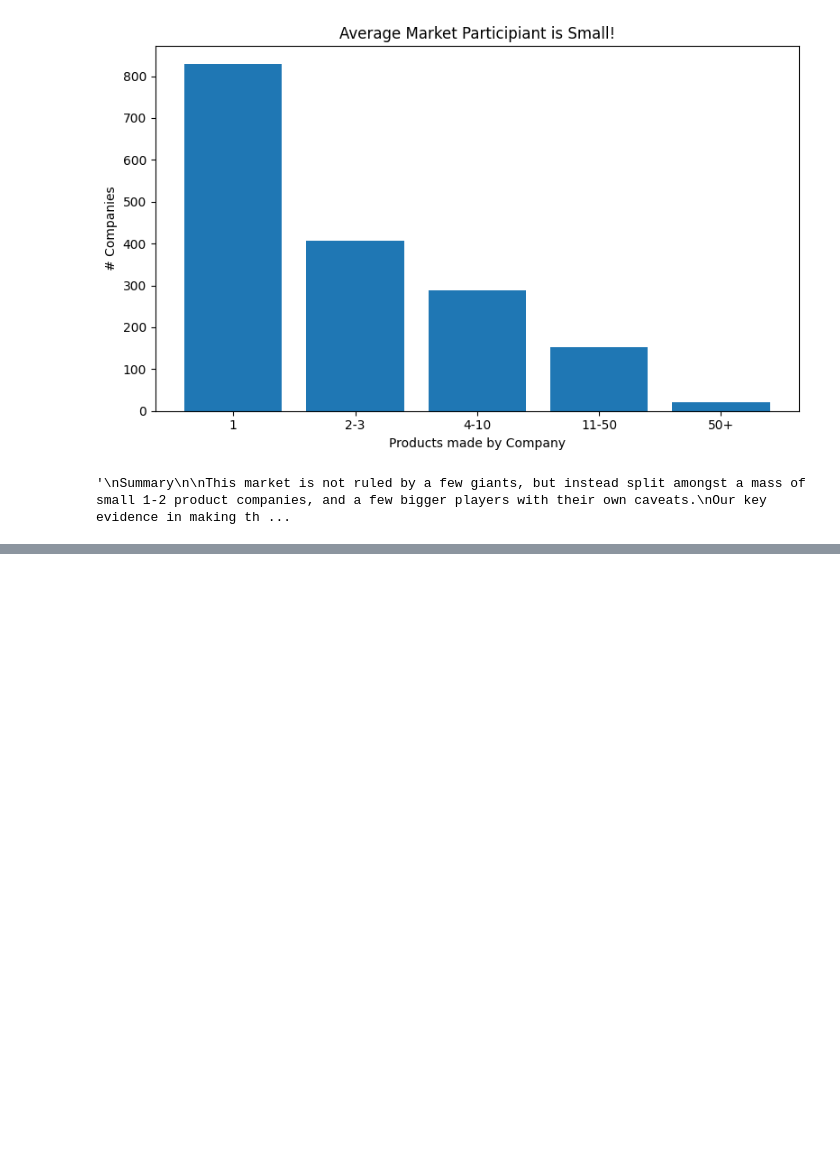
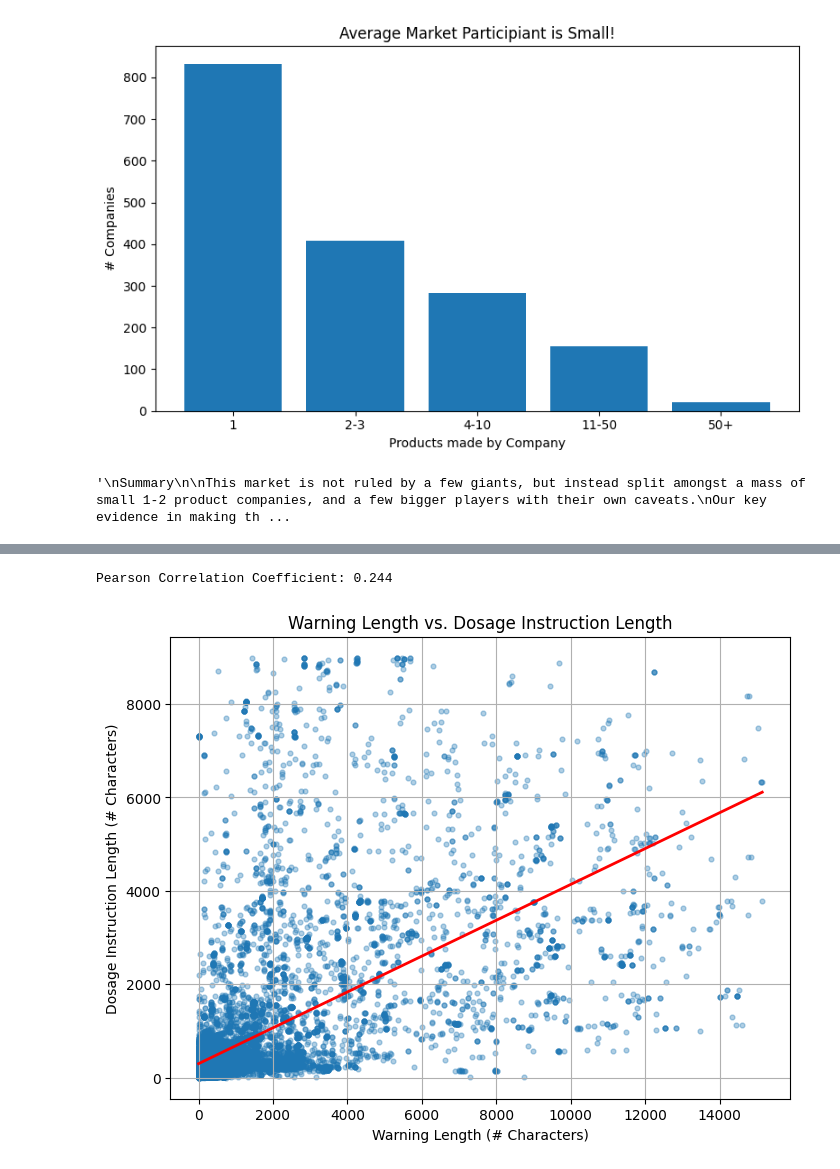
Before and after one commit to RSTEIN2525/cmsc-320-group-project, a Jupyter notebook: notebook.ipynb, the cells around one changed output, grey strips where cells are left out. Cells and saved outputs as stored; diff of their text form; code cells hidden in the pictures; blank space fills up the shorter version.

Commit message:
Added Correlation Analysis of Warning & Dosage Lengths With Scatter Plot & LOBF

```diff
--- a/notebook.ipynb
+++ b/notebook.ipynb
@@ -669,0 +719,8 @@ They just re-bottle existing drugs so they rack up a ton of labels without actua
+# %%
+corr_df = drug_df.copy()
+
+# Converted the text for warnings and dosages into lengths
+corr_df["warning_length"] = (corr_df["warnings"].fillna("").str.len())
+corr_df["dosage_length"] = (corr_df["dosage_and_administration"].fillna("").str.len())
+
+corr_df[["warning_length", "dosage_length"]].head()
@@ -669,0 +747,63 @@ They just re-bottle existing drugs so they rack up a ton of labels without actua
+# %%
+# Calculates the coefficient
+correlation = corr_df["warning_length"].corr(corr_df["dosage_length"])
+
+print(f"Pearson Correlation Coefficient: {correlation:.3f}")
+
+# Pearson correlation coefficient of 0.244 means there is a weak positive correlation, suggesting that drugs with longer warning sections tend to have longer dosage and administration instructions, but relationship is not strong
+# %% [output]
+Pearson Correlation Coefficient: 0.244
+# %%
+# To better visualize any relationship between the two variables, I removed extreme outliers and entries that were missing either warning or dosage & administration text (Correlation coefficient was calculated with the complete dataset)
+
+plot_df = corr_df[
+    (corr_df["warning_length"] > 0) &
+    (corr_df["dosage_length"] > 0)
+]
+
+plot_df = plot_df[
+    (plot_df["warning_length"] <= plot_df["warning_length"].quantile(0.99)) &
+    (plot_df["dosage_length"] <= plot_df["dosage_length"].quantile(0.99))
+]
+
+plt.figure(figsize=(8,6))
+
+plt.scatter(
+    plot_df["warning_length"],
+    plot_df["dosage_length"],
+    alpha=0.35,
+    s=12
+)
+
+# Line of best fit
+m, b = np.polyfit(
+    plot_df["warning_length"],
+    plot_df["dosage_length"],
+    1
+)
+
+x = np.linspace(
+    plot_df["warning_length"].min(),
+    plot_df["warning_length"].max(),
+    100
+)
+
+plt.plot(
+    x,
+    m*x + b,
+    color="red",
+    linewidth=2,
+    label="Best Fit Line"
+)
+
+plt.title("Warning Length vs. Dosage Instruction Length")
+plt.xlabel("Warning Length (# Characters)")
+plt.ylabel("Dosage Instruction Length (# Characters)")
+plt.grid(True)
+
+plt.show()
+
+# The scatter plot shows a slight upward trend, even though there's a decent amount of variation amongst the data points.
+# The line of best fit also shows a weak positive correlation that is observed in the data. However, the large amount of points that are around the line of best fit show that the length of the warning label is not enough of a strong predictor of dosage instruction length.
+# %% [output]
+[figure, added]
```
Also changed, not shown: parts of 30 cells of this notebook.
